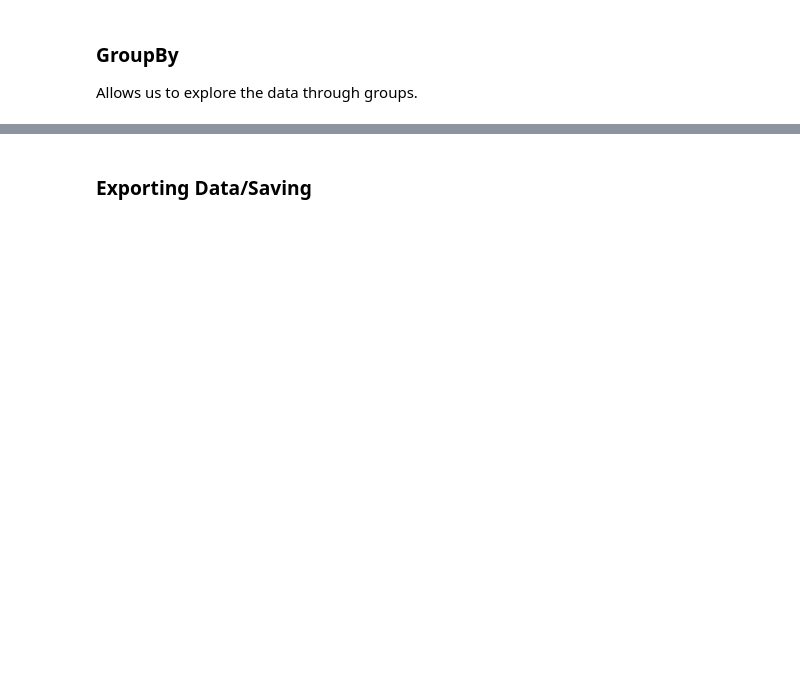
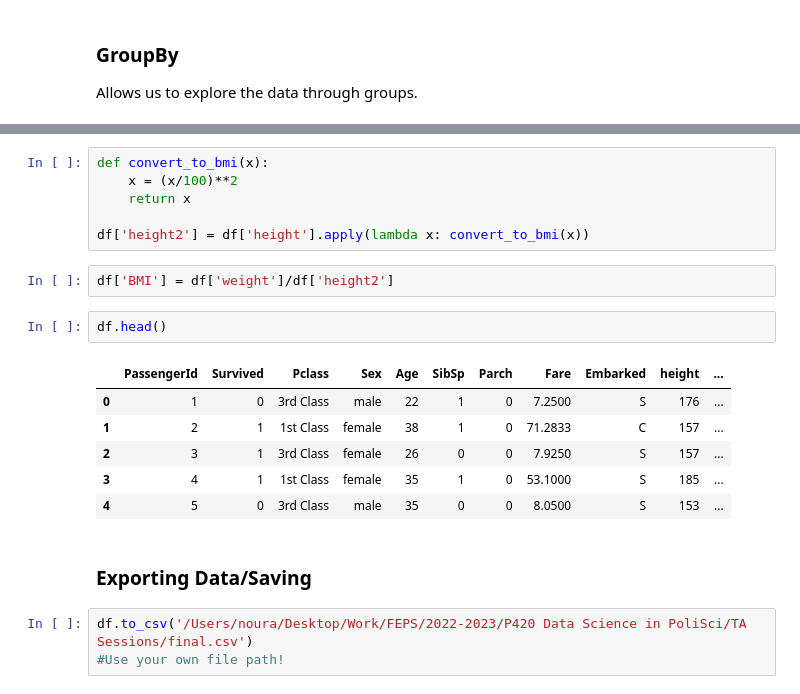
Before and after one commit to zeyadkelani/AI-DataScience-FEPS-Spring2023, a Jupyter notebook: Week 5/TA/Intro to NumPy and Pandas.ipynb, the cells around one changed output, grey strips where cells are left out. Cells and saved outputs as stored; diff of their text form; blank space fills up the shorter version.

```diff
--- a/Week 5/TA/Intro to NumPy and Pandas.ipynb
+++ b/Week 5/TA/Intro to NumPy and Pandas.ipynb
@@ -910,2 +1073,22 @@ Allows us to explore the data through groups.
+# %%
+def convert_to_bmi(x):
+    x = (x/100)**2
+    return x
+
+df['height2'] = df['height'].apply(lambda x: convert_to_bmi(x))
+# %%
+df['BMI'] = df['weight']/df['height2']
+# %%
+df.head()
+# %% [output]
+|  | PassengerId | Survived | Pclass | Sex | Age | SibSp | Parch | Fare | Embarked | height | ... |
+| 0 | 1 | 0 | 3rd Class | male | 22 | 1 | 0 | 7.2500 | S | 176 | ... |
+| 1 | 2 | 1 | 1st Class | female | 38 | 1 | 0 | 71.2833 | C | 157 | ... |
+| 2 | 3 | 1 | 3rd Class | female | 26 | 0 | 0 | 7.9250 | S | 157 | ... |
+| 3 | 4 | 1 | 1st Class | female | 35 | 1 | 0 | 53.1000 | S | 185 | ... |
+| 4 | 5 | 0 | 3rd Class | male | 35 | 0 | 0 | 8.0500 | S | 153 | ... |
 # %% [markdown]
 ### Exporting Data/Saving
+# %%
+df.to_csv('/Users/noura/Desktop/Work/FEPS/2022-2023/P420 Data Science in PoliSci/TA Sessions/final.csv')
+#Use your own file path!
```
Also changed, not shown: parts of 23 cells of this notebook.
